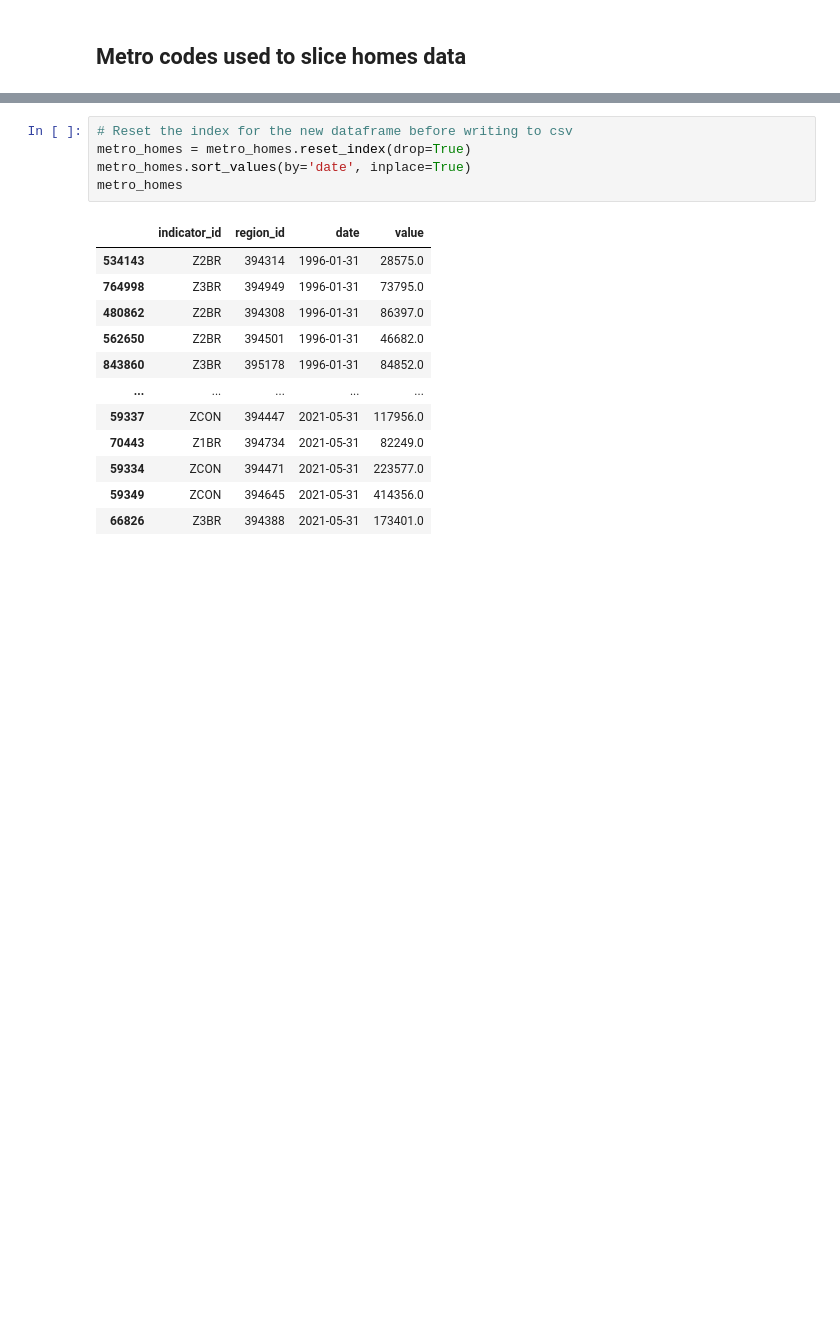
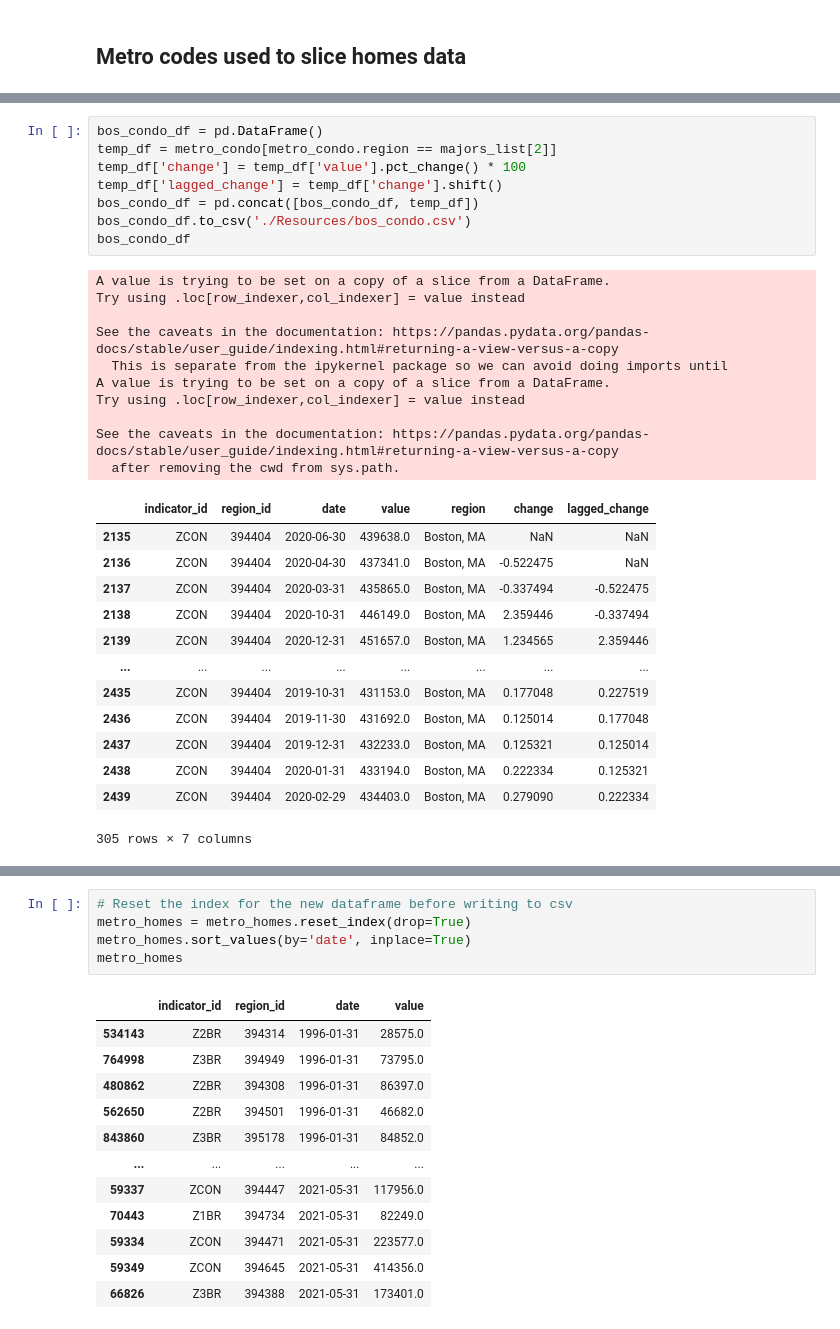
Before and after one commit to DunfrundB/real_estate_ml, a Jupyter notebook: zillow_quandl.ipynb, the cells around one changed output, grey strips where cells are left out. Saved outputs shown, nothing was run; the diff lists cells and outputs as text; blank space fills up the shorter version.

```diff
--- a/zillow_quandl.ipynb
+++ b/zillow_quandl.ipynb
@@ -174,0 +308,32 @@ metro_homes
+# %%
+bos_condo_df = pd.DataFrame()
+temp_df = metro_condo[metro_condo.region == majors_list[2]]
+temp_df['change'] = temp_df['value'].pct_change() * 100
+temp_df['lagged_change'] = temp_df['change'].shift()
+bos_condo_df = pd.concat([bos_condo_df, temp_df])
+bos_condo_df.to_csv('./Resources/bos_condo.csv')
+bos_condo_df
+# %% [output]
+A value is trying to be set on a copy of a slice from a DataFrame.
+Try using .loc[row_indexer,col_indexer] = value instead
+
+See the caveats in the documentation: https://pandas.pydata.org/pandas-docs/stable/user_guide/indexing.html#returning-a-view-versus-a-copy
+  This is separate from the ipykernel package so we can avoid doing imports until
+A value is trying to be set on a copy of a slice from a DataFrame.
+Try using .loc[row_indexer,col_indexer] = value instead
+
+See the caveats in the documentation: https://pandas.pydata.org/pandas-docs/stable/user_guide/indexing.html#returning-a-view-versus-a-copy
+  after removing the cwd from sys.path.
+|  | indicator_id | region_id | date | value | region | change | lagged_change |
+| 2135 | ZCON | 394404 | 2020-06-30 | 439638.0 | Boston, MA | NaN | NaN |
+| 2136 | ZCON | 394404 | 2020-04-30 | 437341.0 | Boston, MA | -0.522475 | NaN |
+| 2137 | ZCON | 394404 | 2020-03-31 | 435865.0 | Boston, MA | -0.337494 | -0.522475 |
+| 2138 | ZCON | 394404 | 2020-10-31 | 446149.0 | Boston, MA | 2.359446 | -0.337494 |
+| 2139 | ZCON | 394404 | 2020-12-31 | 451657.0 | Boston, MA | 1.234565 | 2.359446 |
+| ... | ... | ... | ... | ... | ... | ... | ... |
+| 2435 | ZCON | 394404 | 2019-10-31 | 431153.0 | Boston, MA | 0.177048 | 0.227519 |
+| 2436 | ZCON | 394404 | 2019-11-30 | 431692.0 | Boston, MA | 0.125014 | 0.177048 |
+| 2437 | ZCON | 394404 | 2019-12-31 | 432233.0 | Boston, MA | 0.125321 | 0.125014 |
+| 2438 | ZCON | 394404 | 2020-01-31 | 433194.0 | Boston, MA | 0.222334 | 0.125321 |
+| 2439 | ZCON | 394404 | 2020-02-29 | 434403.0 | Boston, MA | 0.279090 | 0.222334 |
+305 rows × 7 columns
```
Also changed, not shown: parts of 35 cells of this notebook, 30 other files.
